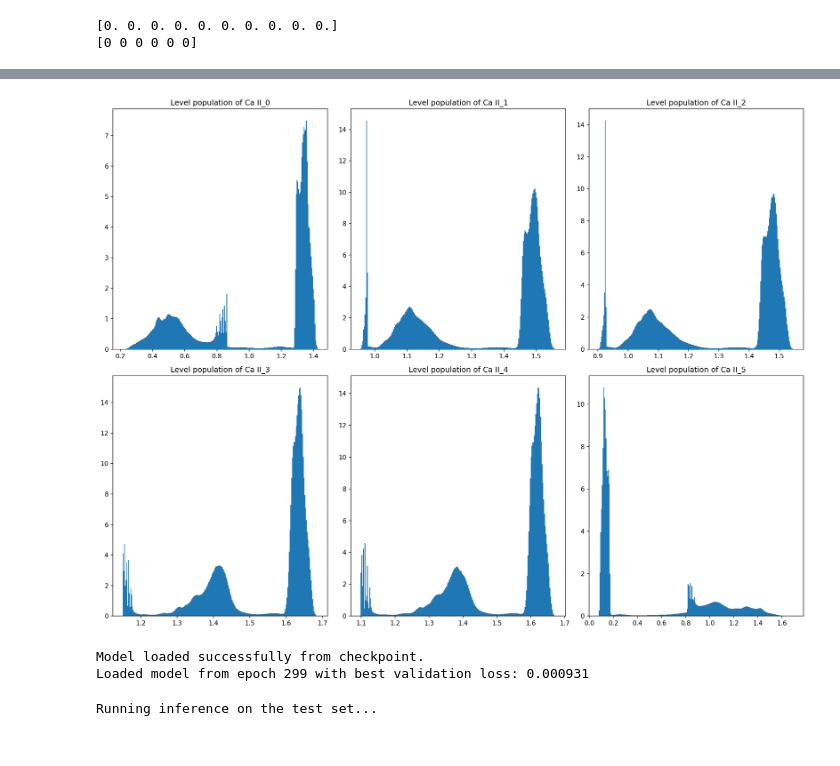
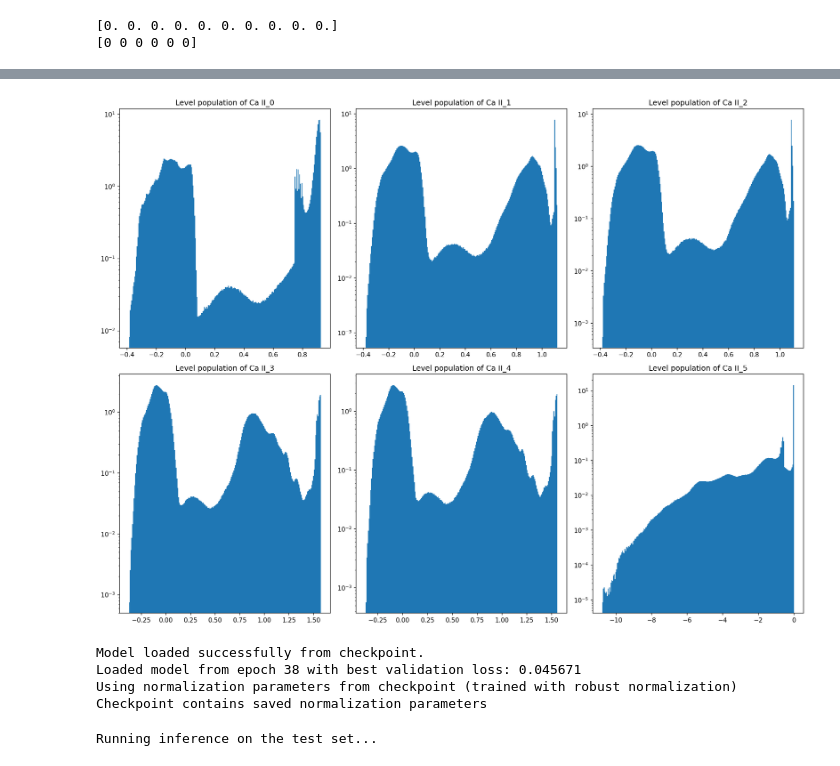
Before and after one commit to andreuva/graphnet_nlte, a Jupyter notebook: gnn_inference.ipynb, the cells around one changed output, grey strips where cells are left out. Cells and saved outputs as stored; diff of their text form; code cells hidden in the pictures.

Commit message:
add new normalization

```diff
--- a/gnn_inference.ipynb
+++ b/gnn_inference.ipynb
@@ -115,6 +173,7 @@ for i in range(datast_test.features.shape[1]):
     plt.subplot(2,5,i+1)
     plt.title(features_labels[i])
     plt.hist(datast_test.features[:,i],100, density=True)
+    plt.yscale('log')
 plt.tight_layout()
 plt.show()
 # %% [output]
@@ -121,0 +181,22 @@ plt.show()
+# %%
+# Check the normalization statistics to verify robust scaling worked properly
+print("Feature normalization statistics (should be approximately centered around 0):")
+print("="*60)
+for i, label in enumerate(features_labels):
+    feature_data = datast_test.features[:, i]
+    q25, median, q75 = np.percentile(feature_data, [25, 50, 75])
+    iqr = q75 - q25
+    print(f"{label:>6}: median={median:>6.3f}, IQR={iqr:>6.3f}, "
+          f"min={feature_data.min():>7.3f}, max={feature_data.max():>7.3f}")
+
+print(f"\nTarget normalization statistics:")
+print("="*60)
+for i in range(datast_test.targets.shape[1]):
+    target_data = datast_test.targets[:, i]
+    q25, median, q75 = np.percentile(target_data, [25, 50, 75])
+    iqr = q75 - q25
+    print(f"Ca II Level {i+1}: median={median:>6.3f}, IQR={iqr:>6.3f}, "
+          f"min={target_data.min():>7.3f}, max={target_data.max():>7.3f}")
+
+print(f"\nWith robust scaling, the median should be ~0 and IQR should be ~1.0")
+print(f"This confirms the normalization is working correctly.")
@@ -122,17 +221,18 @@ plt.show()
 # %%
 plt.figure(0,(16,12), 150)
 for i in range(datast_test.targets.shape[1]):
     plt.subplot(2,3,i+1)
     plt.title(f'Level population of Ca II_{i}')
     plt.hist(datast_test.targets[:,i],250, density=True)
+    plt.yscale('log')
 plt.tight_layout()
 plt.show()
 # %% [output]
-[figure, old version]
+[figure, new version]
 # %%
 # Load the checkpoint dictionary
 # Use map_location to ensure the model loads correctly on CPU if it was trained on GPU
-checkpoint = torch.load(checkpoint_path, map_location=device)
+checkpoint = torch.load(checkpoint_path, map_location=device, weights_only=False)
 
 # Extract hyperparameters and instantiate the model
 hyperparameters = checkpoint['hyperparameters']
@@ -146,9 +246,26 @@ model.load_state_dict(checkpoint['state_dict'])
 
 print("Model loaded successfully from checkpoint.")
 print(f"Loaded model from epoch {checkpoint['epoch']} with best validation loss: {checkpoint['best_loss']:.6f}")
+
+# Check if the checkpoint contains normalization parameters (for newer models)
+if 'normalization_params' in checkpoint:
+    print("Using normalization parameters from checkpoint (trained with robust normalization)")
+    normalization_params = checkpoint['normalization_params']
+    feature_norm_params = checkpoint['feature_norm_params']
+
+    # The model was trained with robust normalization, so we need to use the same parameters
+    # Note: We would need to recompute features using the saved parameters, but for this inference
+    # we'll use the current normalization since we're using the same data
+    print("Checkpoint contains saved normalization parameters")
+else:
+    print("Using current normalization parameters (checkpoint trained with old normalization)")
+    # Use the normalization parameters we computed above
+    print("Using locally computed normalization parameters")
 # %% [output]
 Model loaded successfully from checkpoint.
-Loaded model from epoch 299 with best validation loss: 0.000931
+Loaded model from epoch 38 with best validation loss: 0.045671
+Using normalization parameters from checkpoint (trained with robust normalization)
+Checkpoint contains saved normalization parameters
 # %%
 all_predictions = []
 all_targets = []
```
Also changed, not shown: parts of 9 cells of this notebook, 1 other file.
